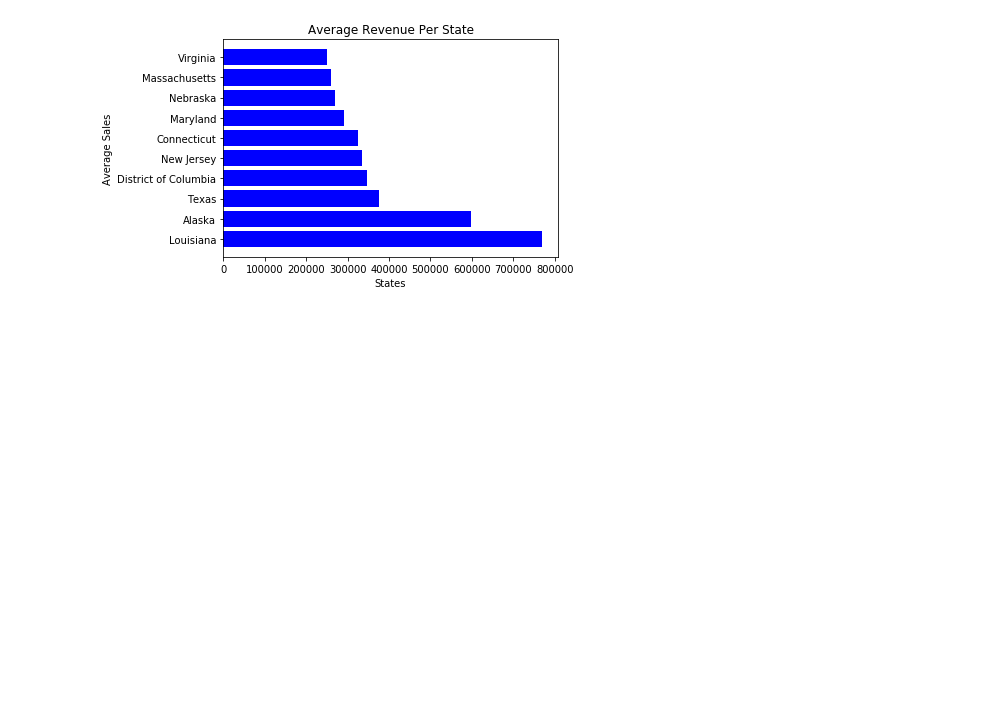
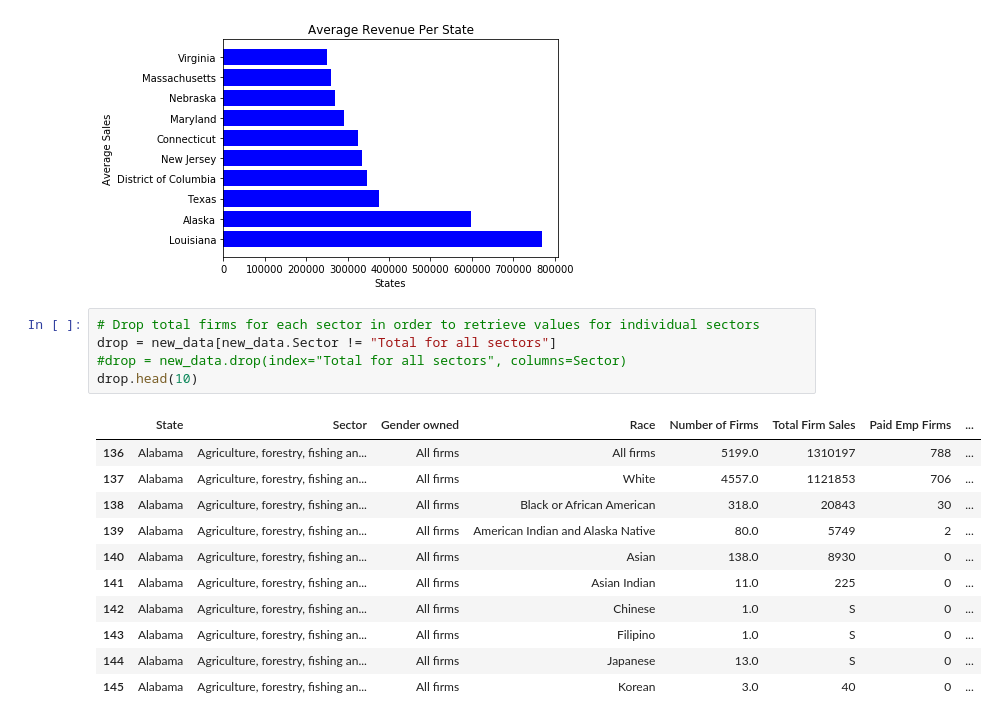
Before and after one commit to tafolabi/Project_Alpha, a Jupyter notebook: Project_Alpha.ipynb, the cells around one changed output. Saved outputs shown, nothing was run; the diff lists cells and outputs as text; blank space fills up the shorter version.

```diff
--- a/Project_Alpha.ipynb
+++ b/Project_Alpha.ipynb
@@ -129,5 +129,22 @@ plt.ylabel("Average Sales")
 plt.savefig("Output/avgsales.png")
 # %% [output]
 [figure]
+# %%
+# Drop total firms for each sector in order to retrieve values for individual sectors
+drop = new_data[new_data.Sector != "Total for all sectors"]
+#drop = new_data.drop(index="Total for all sectors", columns=Sector)
+drop.head(10)
+# %% [output]
+|  | State | Sector | Gender owned | Race | Number of Firms | Total Firm Sales | Paid Emp Firms | ... |
+| 136 | Alabama | Agriculture, forestry, fishing an... | All firms | All firms | 5199.0 | 1310197 | 788 | ... |
+| 137 | Alabama | Agriculture, forestry, fishing an... | All firms | White | 4557.0 | 1121853 | 706 | ... |
+| 138 | Alabama | Agriculture, forestry, fishing an... | All firms | Black or African American | 318.0 | 20843 | 30 | ... |
+| 139 | Alabama | Agriculture, forestry, fishing an... | All firms | American Indian and Alaska Native | 80.0 | 5749 | 2 | ... |
+| 140 | Alabama | Agriculture, forestry, fishing an... | All firms | Asian | 138.0 | 8930 | 0 | ... |
+| 141 | Alabama | Agriculture, forestry, fishing an... | All firms | Asian Indian | 11.0 | 225 | 0 | ... |
+| 142 | Alabama | Agriculture, forestry, fishing an... | All firms | Chinese | 1.0 | S | 0 | ... |
+| 143 | Alabama | Agriculture, forestry, fishing an... | All firms | Filipino | 1.0 | S | 0 | ... |
+| 144 | Alabama | Agriculture, forestry, fishing an... | All firms | Japanese | 13.0 | S | 0 | ... |
+| 145 | Alabama | Agriculture, forestry, fishing an... | All firms | Korean | 3.0 | 40 | 0 | ... |
 # %%
 # Total number of firms per industry
```
Also changed, not shown: parts of 1 cell of this notebook.
